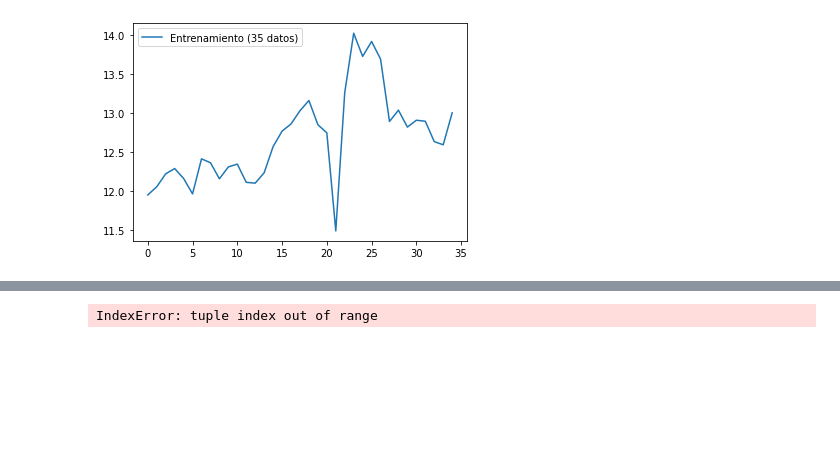
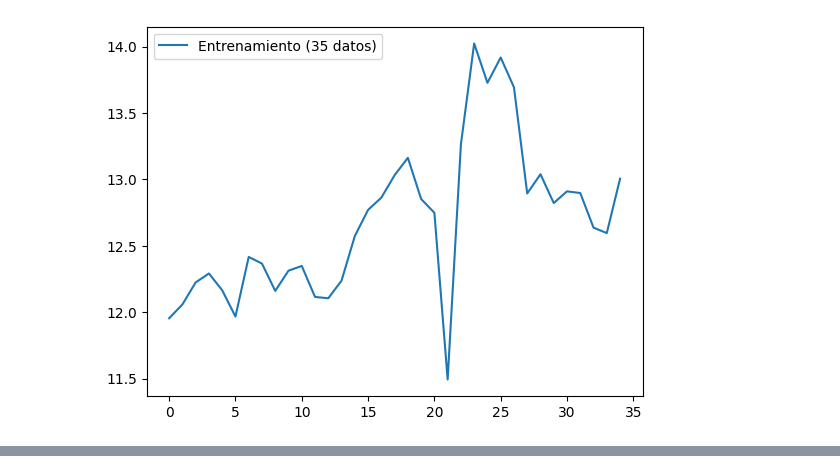
Before and after one commit to davidciria/tma-prediction-tool, a Jupyter notebook: LSTM.ipynb, the cells around one changed output, grey strips where cells are left out. Cells and saved outputs as stored; diff of their text form; code cells hidden in the pictures; blank space fills up the shorter version.

Commit message:
Test set input adapted to test the model

```diff
--- a/LSTM.ipynb
+++ b/LSTM.ipynb
@@ -34,40 +34,58 @@ m = len(set_entrenamiento_escalado)
 
 for i in range(time_step,m):
     # X: bloques de "time_step" datos: 0-time_step, 1-time_step+1, 2-time_step+2, etc
     X_train.append(set_entrenamiento_escalado[i-time_step:i,0])
 
     # Y: el siguiente dato
     Y_train.append(set_entrenamiento_escalado[i,0])
 X_train, Y_train = np.array(X_train), np.array(Y_train)
 
 # Reshape X_train para que se ajuste al modelo en Keras
 X_train = np.reshape(X_train, (X_train.shape[0], X_train.shape[1], 1))
 
 
 # Red LSTM
-#
 dim_entrada = (X_train.shape[1],1)
 dim_salida = 1
 na = 10
 
 modelo = Sequential()
 modelo.add(LSTM(units=na, input_shape=dim_entrada))
 modelo.add(Dense(units=dim_salida))
 modelo.compile(optimizer='rmsprop', loss='mse')
 modelo.fit(X_train,Y_train,epochs=20,batch_size=32)
 
 #Validation (prediction)
-x_test = [[12.9323647441342]]
-x_test = sc.transform(x_test)
+time_step = 5
+X_test = []
+Y_test = []
+m = len(set_entrenamiento_escalado)
 
-X_test = []
-for i in range(time_step,len(x_test)):
-    X_test.append(x_test[i-time_step:i,0])
-X_test = np.array(X_test)
-X_test = np.reshape(X_test, (X_test.shape[0],X_test.shape[1],1))
+for i in range(time_step,m):
+    # X: bloques de "time_step" datos: 0-time_step, 1-time_step+1, 2-time_step+2, etc
+    X_test.append(set_entrenamiento_escalado[i-time_step:i,0])
+
+    # Y: el siguiente dato
+    Y_test.append(set_entrenamiento_escalado[i,0])
+
+X_test, Y_test = np.array(X_test), np.array(Y_test)
+
+X_test = np.reshape(X_test, (X_test.shape[0], X_test.shape[1], 1))
+
+print(X_test)
 
 prediccion = modelo.predict(X_test)
 prediccion = sc.inverse_transform(prediccion)
+
+# print(prediccion)
+
+# Si quieres por ejemplo hacer una sola prediccion puedes hacerlo de la siguiente forma.
+
+cinco_pasos = np.array([[[1.0], [2.0], [3.0], [4.0], [5.0]]])
+prediccion = modelo.predict(cinco_pasos)
+prediccion = sc.inverse_transform(prediccion)
+
+print("La prediccion del siguiente paso dados los cinco previos pasos {} es:".format(cinco_pasos), prediccion)
 # %% [output]
-[figure, old version]
+[figure, new version]
 Epoch 1/20
@@ -90 +107,0 @@ Epoch 20/20
-IndexError: tuple index out of range
```
Also changed, not shown: parts of 1 cell of this notebook.
